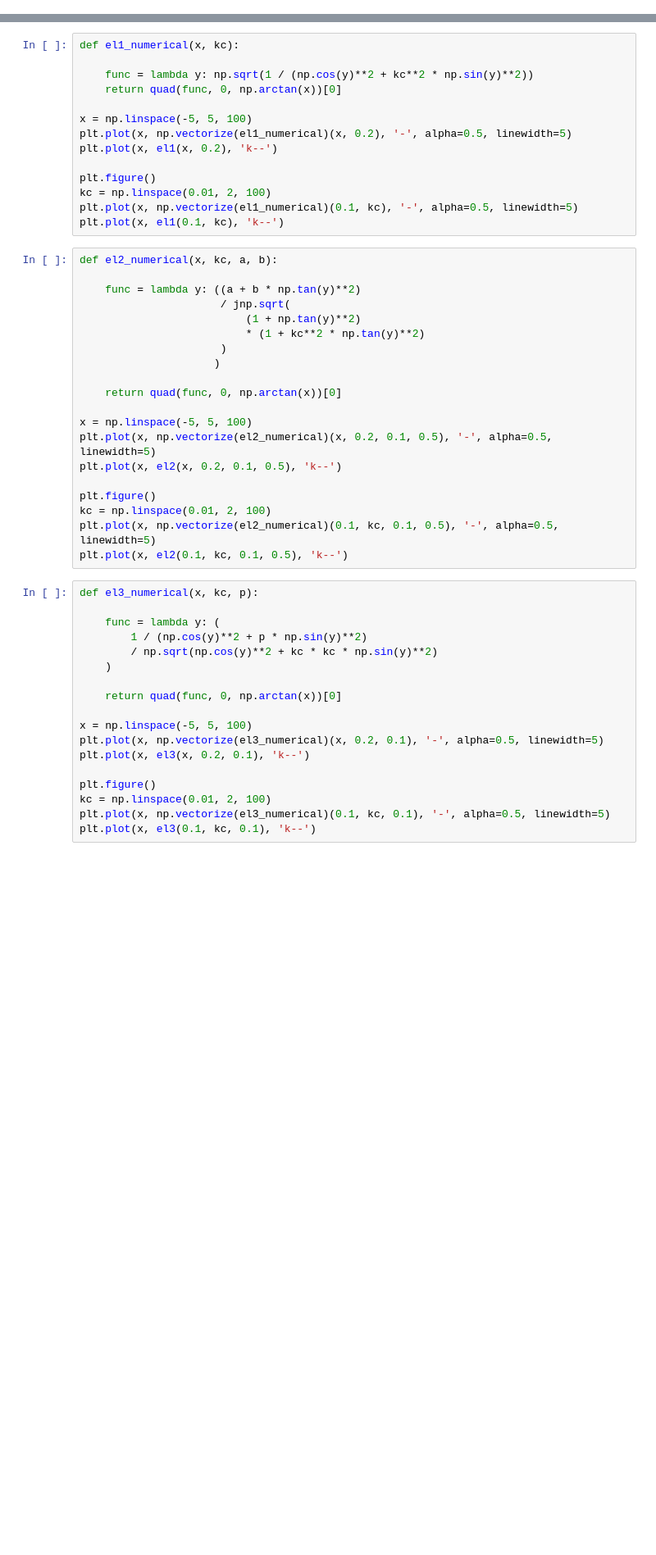
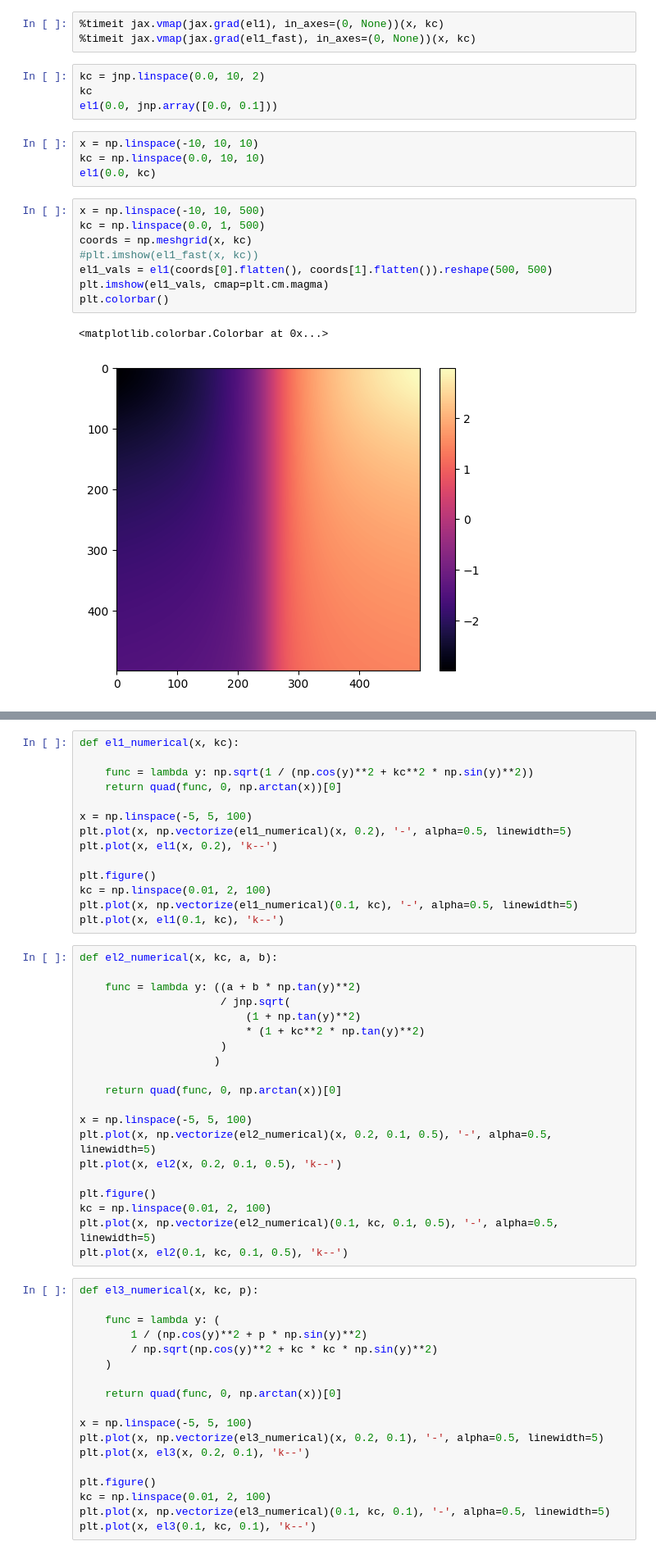
Before and after one commit to tagordon/ellip, a Jupyter notebook: demo.ipynb, the cells around one changed output, grey strips where cells are left out. Shown at 82% size. Saved outputs shown, nothing was run; the diff lists cells and outputs as text; blank space fills up the shorter version.

```diff
--- a/demo.ipynb
+++ b/demo.ipynb
@@ -8,0 +21,22 @@ from scipy.integrate import quad
+# %%
+%timeit jax.vmap(jax.grad(el1), in_axes=(0, None))(x, kc)
+%timeit jax.vmap(jax.grad(el1_fast), in_axes=(0, None))(x, kc)
+# %%
+kc = jnp.linspace(0.0, 10, 2)
+kc
+el1(0.0, jnp.array([0.0, 0.1]))
+# %%
+x = np.linspace(-10, 10, 10)
+kc = np.linspace(0.0, 10, 10)
+el1(0.0, kc)
+# %%
+x = np.linspace(-10, 10, 500)
+kc = np.linspace(0.0, 1, 500)
+coords = np.meshgrid(x, kc)
+#plt.imshow(el1_fast(x, kc))
+el1_vals = el1(coords[0].flatten(), coords[1].flatten()).reshape(500, 500)
+plt.imshow(el1_vals, cmap=plt.cm.magma)
+plt.colorbar()
+# %% [output]
+<matplotlib.colorbar.Colorbar at 0x...>
+[figure, added]
```
Also changed, not shown: parts of 5 cells of this notebook, 1 other file.
